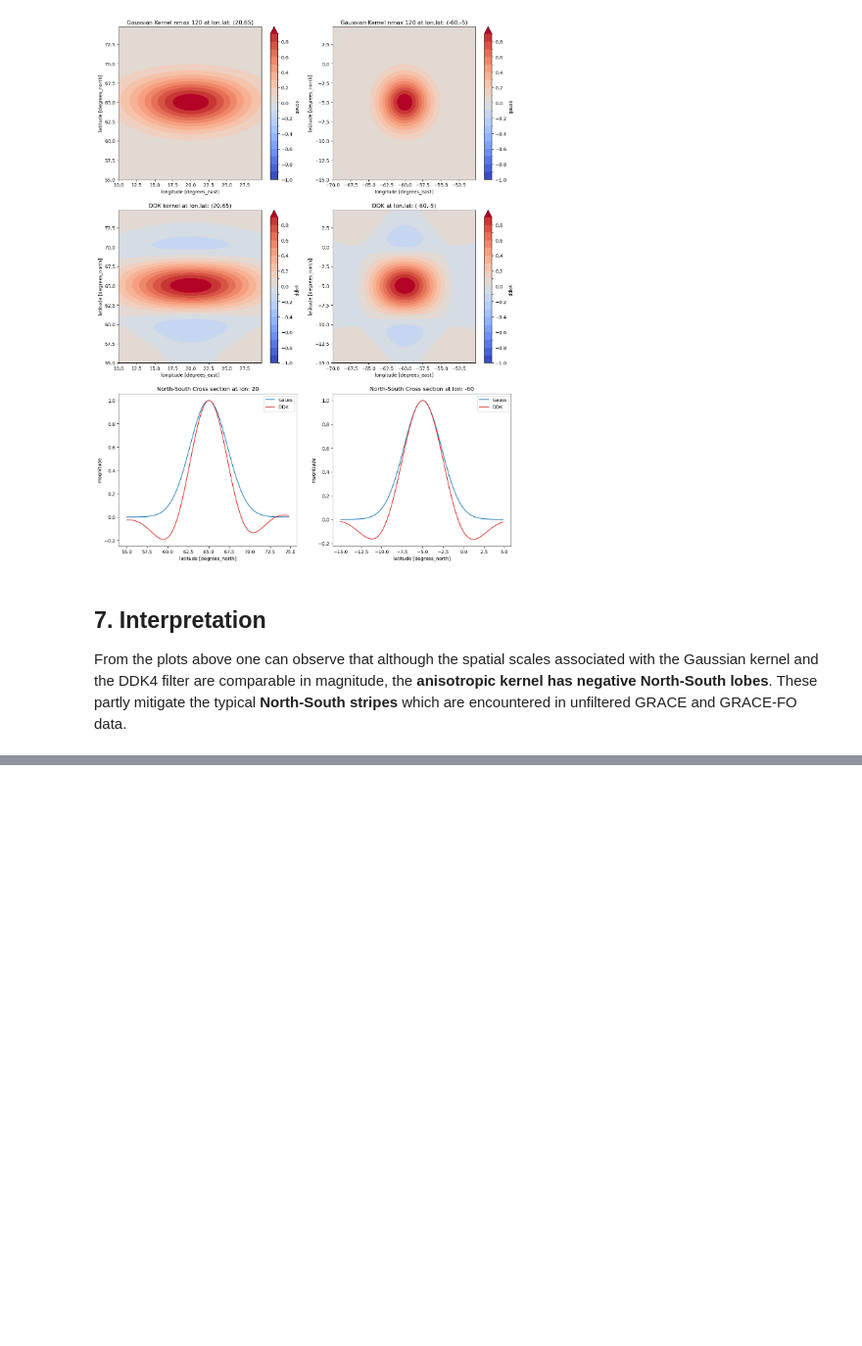
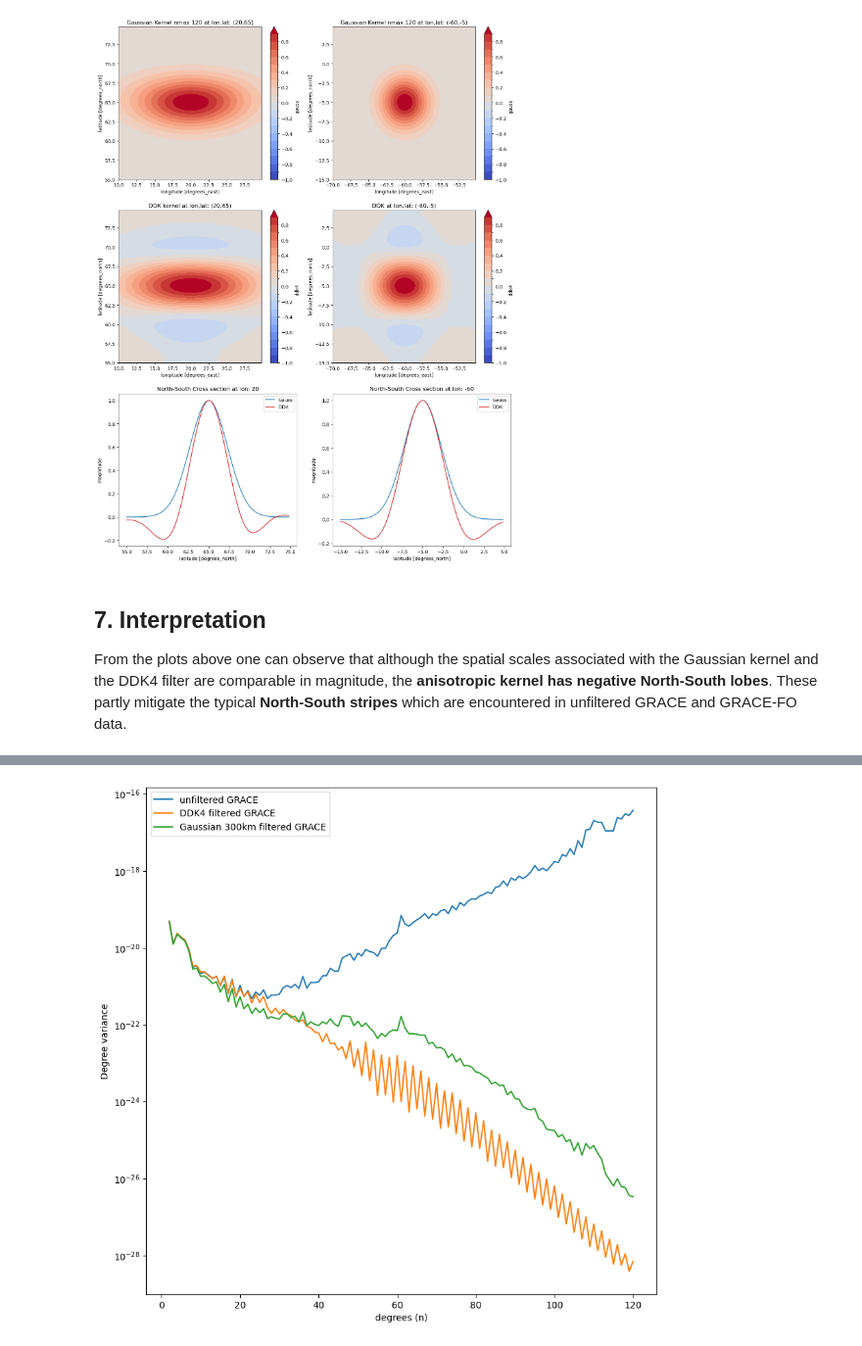
Before and after one commit to ITC-Water-Resources/shxarray, a Jupyter notebook: docs/source/notebooks/visualize_filter.ipynb, the cells around one changed output, grey strips where cells are left out. Shown at 98% size. Cells and saved outputs as stored; diff of their text form; code cells hidden in the pictures; blank space fills up the shorter version.

Commit message:
add degree variance plots to notebook example. Resort output of anisotropici filter according to input when the nmax,nmin match

```diff
--- a/docs/source/notebooks/visualize_filter.ipynb
+++ b/docs/source/notebooks/visualize_filter.ipynb
@@ -122,0 +127,19 @@ From the plots above one can observe that although the spatial scales associated
+# %%
+gracetest="../../../tests/testdata/GSM-2_2008122-2008153_0030_EIGEN_G---_0004in.gz"
+ds=xr.open_dataset(gracetest,engine='shascii').sh.truncate(120,2)
+ds['cnmfilt']=ds.cnm.sh.filter('DDK4')
+ds['gaussfilt']=ds.cnm.sh.filter('Gauss300')
+
+dv=ds.cnm.sh.degvar()
+filtdvt=ds.cnmfilt.sh.degvar()
+gaussfiltdvt=ds.gaussfilt.sh.degvar()
+
+fig, ax = mpl.subplots(figsize=(10, 10))
+
+dv.plot(x='n',ax=ax,label="unfiltered GRACE")
+filtdvt.plot(x='n',ax=ax,label="DDK4 filtered GRACE")
+gaussfiltdvt.plot(x='n',ax=ax,label="Gaussian 300km filtered GRACE")
+ax.legend()
+ax.set_yscale('log')
+# %% [output]
+[figure, added]
```
Also changed, not shown: parts of 1 cell of this notebook, 1 other file.
